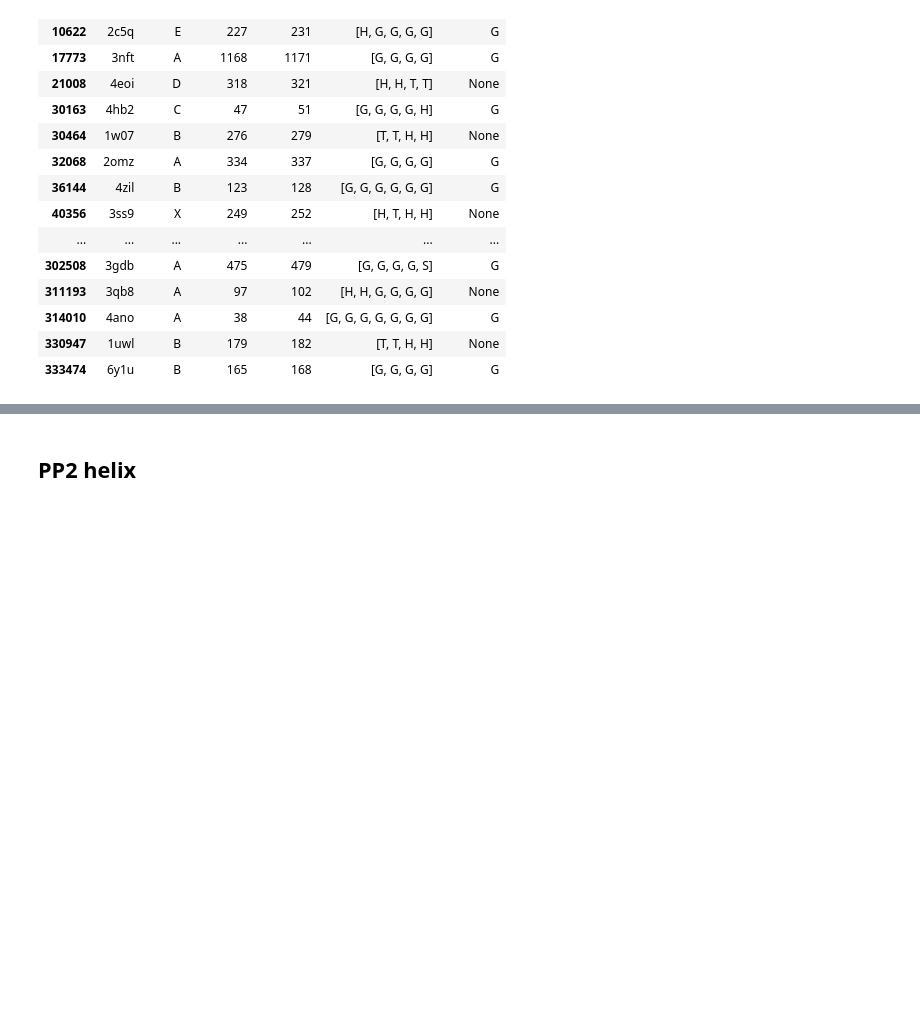
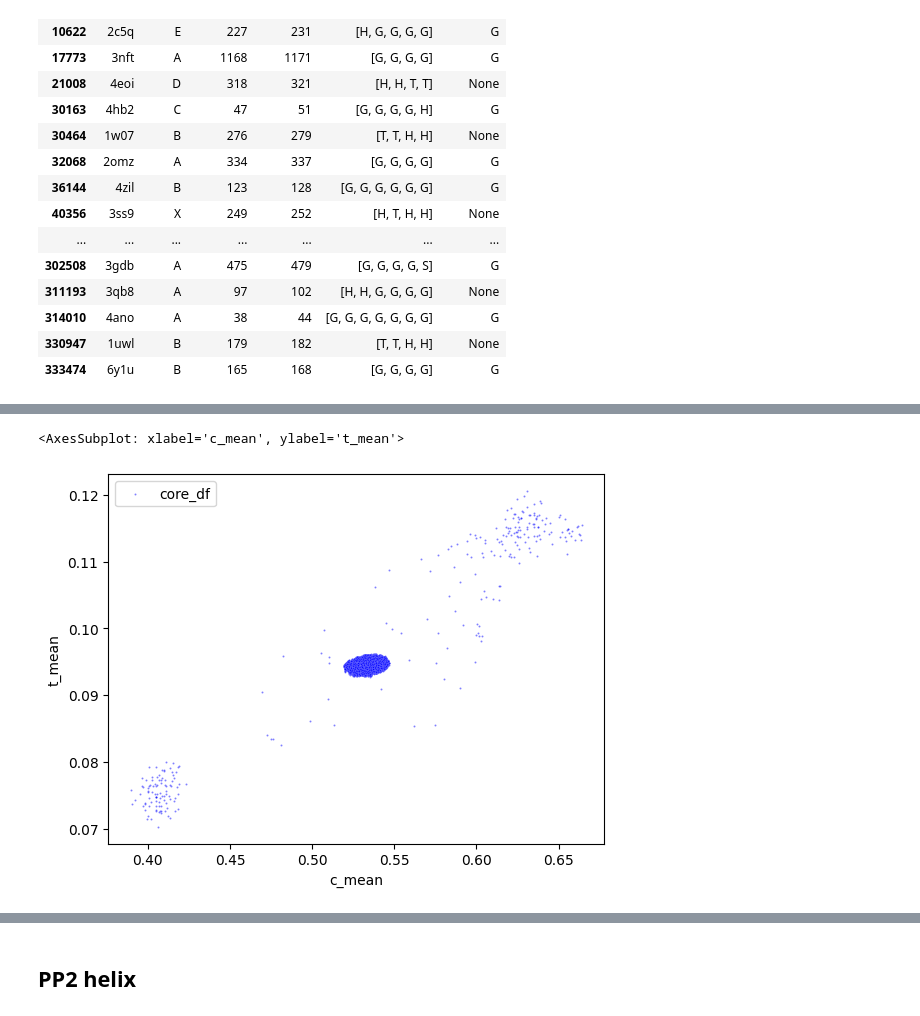
Before and after one commit to labstructbioinf/SSAxgeo, a Jupyter notebook: notebooks/SetCanonicalRegions.ipynb, the cells around one changed output, grey strips where cells are left out. Saved outputs shown, nothing was run; the diff lists cells and outputs as text; code cells hidden in the pictures; blank space fills up the shorter version.

```diff
--- a/notebooks/SetCanonicalRegions.ipynb
+++ b/notebooks/SetCanonicalRegions.ipynb
@@ -336,7 +340,7 @@ min_cluster_size = 50 #25
 # ----------------------------------------------------------------
 print('  > running hdbscan [min_cluster_size=',min_cluster_size,']...')
 
-df_1_2, clusterer = cluster_grp_frags(df_AP3,
+df_1_2_alpha, clusterer = cluster_grp_frags(df_AP3,
                                     cols = ['c_mean', 'w_mean', 't_mean'], method='hdbscan',
                                     min_cluster_size=min_cluster_size)
 
@@ -344,9 +348,9 @@ df_1_2, clusterer = cluster_grp_frags(df_AP3,
 # Compute the membership vectors for the clustering assignment
 print('  > computing membership vectors...')
 soft_clusters = hdbscan.all_points_membership_vectors(clusterer)
-df_1_2['membership_vec'] = tuple(soft_clusters)
+df_1_2_alpha['membership_vec'] = tuple(soft_clusters)
 print("  > clusters found:")
-print(df_1_2["grp_frag_clusters"].unique())
+print(df_1_2_alpha["grp_frag_clusters"].unique())
 # %% [output]
   > running hdbscan [min_cluster_size= 50 ]...
   > computing membership vectors...
@@ -428,7 +464,7 @@ df_1_2.loc[df_1_2["grp_frag_clusters"] == 1][cols]
 # %%
-Pc_LIM = 0.4
+Pc_LIM = 0.35
 # 4.3) Determinate which points belongs to the core of the clusters
 print(f'  > selecting data points belonging to clusters core (Pc_lim = {Pc_LIM})...')
-df_1_2['is_at_core'] = get_core_labels(df_1_2, Pc_LIM=Pc_LIM)
-print(df_1_2[['membership_vec','is_at_core']])
-core_df = df_1_2.loc[df_1_2['is_at_core']==True]
+df_1_2_alpha['is_at_core'] = get_core_labels(df_1_2, Pc_LIM=Pc_LIM)
+print(df_1_2_alpha[['membership_vec','is_at_core']])
+core_df = df_1_2_alpha.loc[df_1_2_alpha['is_at_core']==True]
@@ -435,4 +487,7 @@ core_df = df_1_2.loc[df_1_2['is_at_core']==True]
 # %%
-sns.scatterplot(data=df_1_2, x="c_mean", y="t_mean", s=2, alpha=0.5,label="df_1_2", c="grey")
+#sns.scatterplot(data=df_1_2, x="c_mean", y="t_mean", s=2, alpha=0.5,label="df_1_2", c="grey")
 sns.scatterplot(data=core_df, x="c_mean", y="t_mean", s=2, alpha=0.5,label="core_df", c="blue")
+# %% [output]
+<AxesSubplot: xlabel='c_mean', ylabel='t_mean'>
+[figure, added]
 # %%
```
Also changed, not shown: parts of 25 cells of this notebook.
